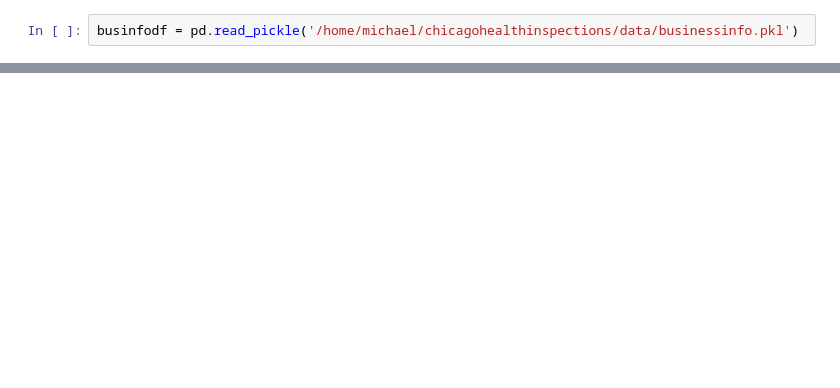
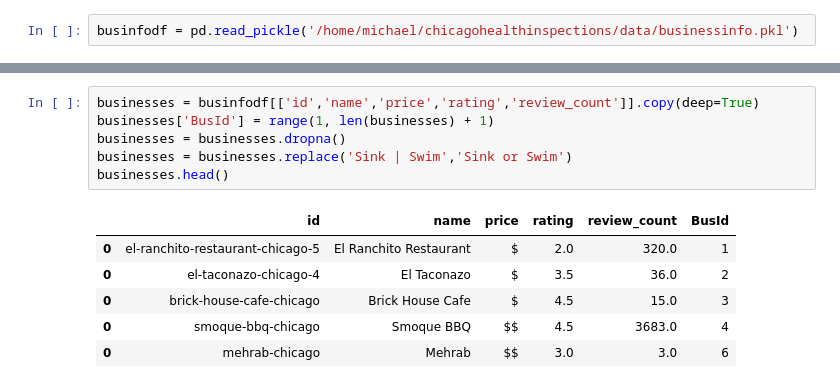
Before and after one commit to mkduchak/chicagohealthinspections, a Jupyter notebook: 1_data_cleanup.ipynb, the cells around one changed output, grey strips where cells are left out. Drawn from its saved outputs; the diff is of its cells as text; blank space fills up the shorter version.

```diff
--- a/1_data_cleanup.ipynb
+++ b/1_data_cleanup.ipynb
@@ -58,0 +155,13 @@ businfodf.head()
+# %%
+businesses = businfodf[['id','name','price','rating','review_count']].copy(deep=True)
+businesses['BusId'] = range(1, len(businesses) + 1)
+businesses = businesses.dropna()
+businesses = businesses.replace('Sink | Swim','Sink or Swim')
+businesses.head()
+# %% [output]
+|  | id | name | price | rating | review_count | BusId |
+| 0 | el-ranchito-restaurant-chicago-5 | El Ranchito Restaurant | $ | 2.0 | 320.0 | 1 |
+| 0 | el-taconazo-chicago-4 | El Taconazo | $ | 3.5 | 36.0 | 2 |
+| 0 | brick-house-cafe-chicago | Brick House Cafe | $ | 4.5 | 15.0 | 3 |
+| 0 | smoque-bbq-chicago | Smoque BBQ | $$ | 4.5 | 3683.0 | 4 |
+| 0 | mehrab-chicago | Mehrab | $$ | 3.0 | 3.0 | 6 |
```
Also changed, not shown: parts of 23 cells of this notebook.
